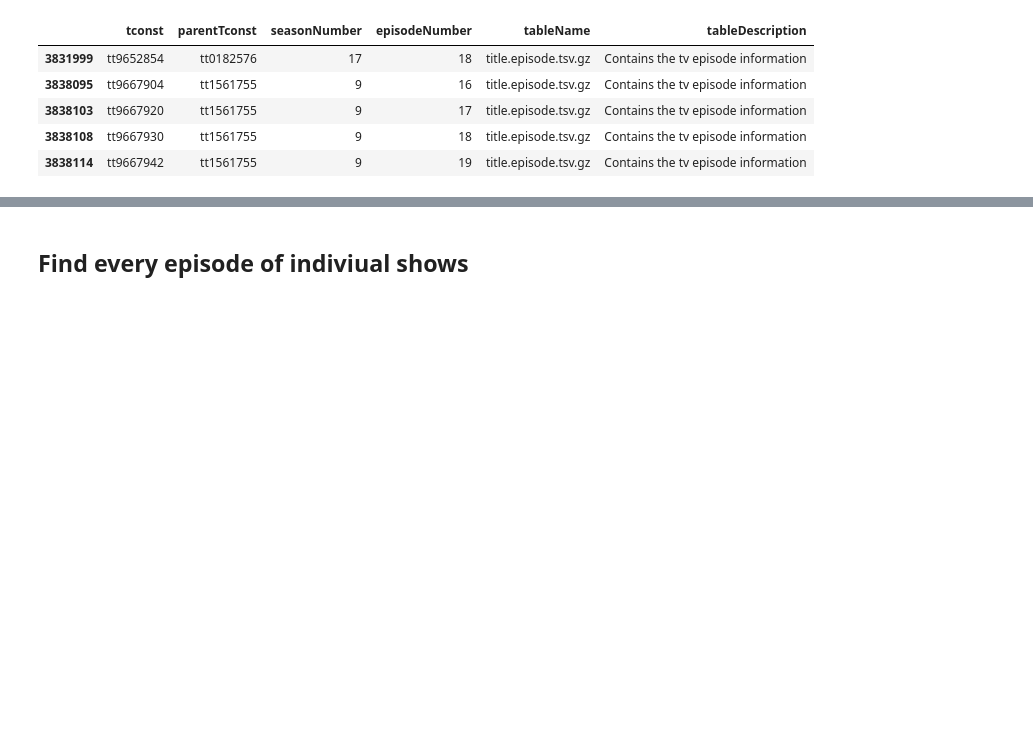
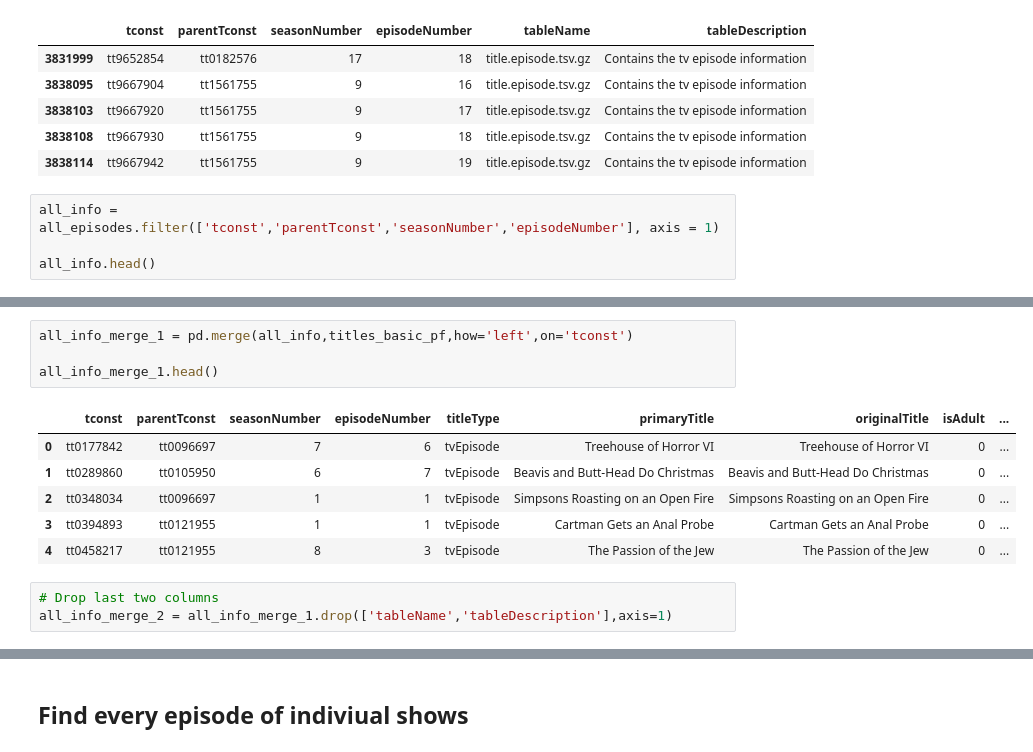
Before and after one commit to AxanderW/testImdb, a Jupyter notebook: database/imdb_data_raw.ipynb, the cells around one changed output, grey strips where cells are left out. Cells and saved outputs as stored; diff of their text form; blank space fills up the shorter version.

```diff
--- a/database/imdb_data_raw.ipynb
+++ b/database/imdb_data_raw.ipynb
@@ -360,3 +408,7 @@ all_episodes.tail()
 | 3838103 | tt9667920 | tt1561755 | 9 | 17 | title.episode.tsv.gz | Contains the tv episode information |
 | 3838108 | tt9667930 | tt1561755 | 9 | 18 | title.episode.tsv.gz | Contains the tv episode information |
 | 3838114 | tt9667942 | tt1561755 | 9 | 19 | title.episode.tsv.gz | Contains the tv episode information |
+# %%
+all_info = all_episodes.filter(['tconst','parentTconst','seasonNumber','episodeNumber'], axis = 1)
+
+all_info.head()
@@ -362,0 +422,14 @@ all_episodes.tail()
+# %%
+all_info_merge_1 = pd.merge(all_info,titles_basic_pf,how='left',on='tconst')
+
+all_info_merge_1.head()
+# %% [output]
+|  | tconst | parentTconst | seasonNumber | episodeNumber | titleType | primaryTitle | originalTitle | isAdult | ... |
+| 0 | tt0177842 | tt0096697 | 7 | 6 | tvEpisode | Treehouse of Horror VI | Treehouse of Horror VI | 0 | ... |
+| 1 | tt0289860 | tt0105950 | 6 | 7 | tvEpisode | Beavis and Butt-Head Do Christmas | Beavis and Butt-Head Do Christmas | 0 | ... |
+| 2 | tt0348034 | tt0096697 | 1 | 1 | tvEpisode | Simpsons Roasting on an Open Fire | Simpsons Roasting on an Open Fire | 0 | ... |
+| 3 | tt0394893 | tt0121955 | 1 | 1 | tvEpisode | Cartman Gets an Anal Probe | Cartman Gets an Anal Probe | 0 | ... |
+| 4 | tt0458217 | tt0121955 | 8 | 3 | tvEpisode | The Passion of the Jew | The Passion of the Jew | 0 | ... |
+# %%
+# Drop last two columns
+all_info_merge_2 = all_info_merge_1.drop(['tableName','tableDescription'],axis=1)
```
Also changed, not shown: parts of 38 cells of this notebook, 2 other files.
